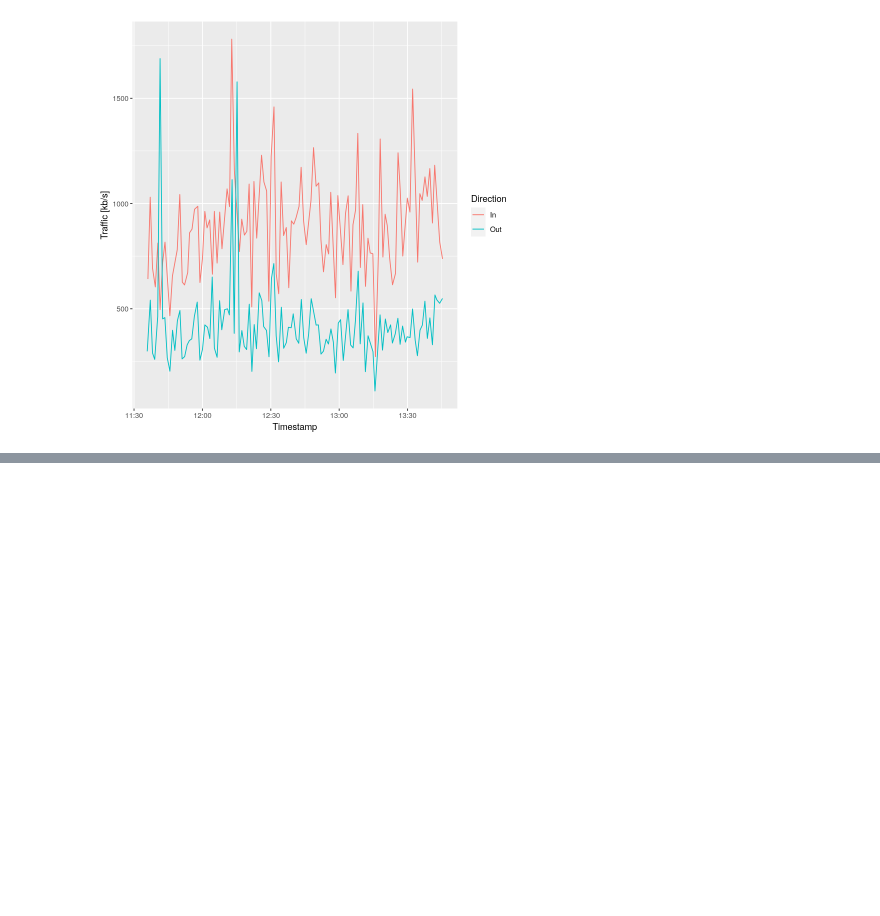
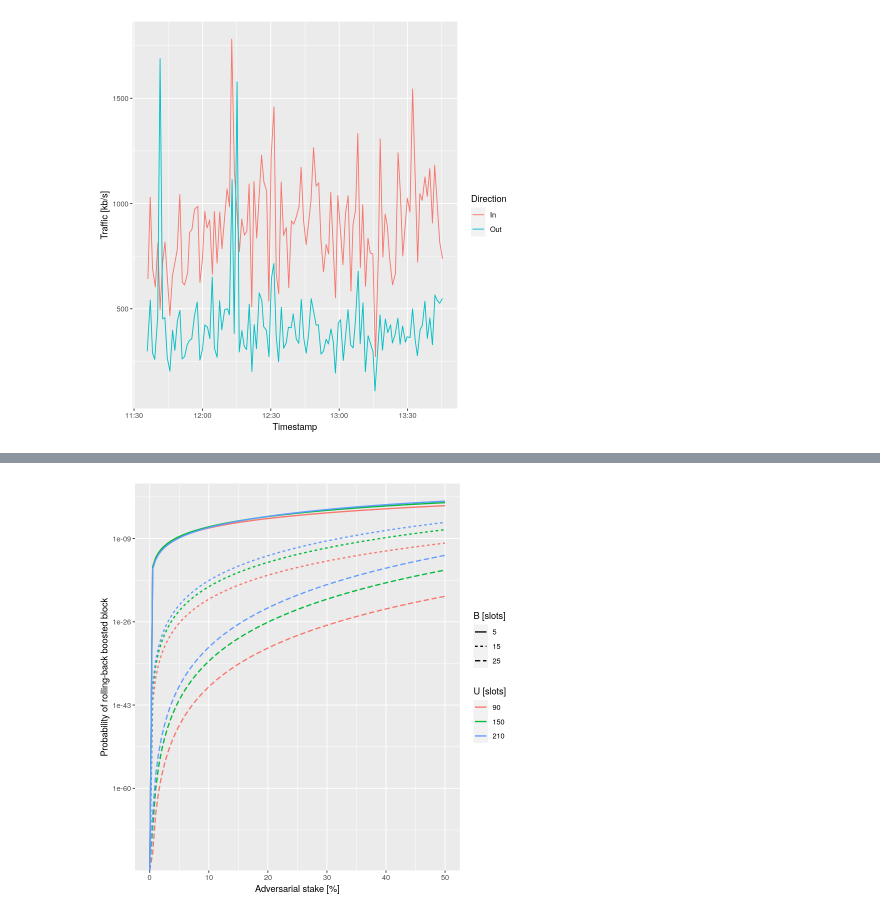
Before and after one commit to input-output-hk/peras-design, a Jupyter notebook: analytics/figures-for-cip.ipynb, the cells around one changed output, grey strips where cells are left out. Drawn from its saved outputs; the diff is of its cells as text; code cells hidden in the pictures; blank space fills up the shorter version.

```diff
--- a/analytics/figures-for-cip.ipynb
+++ b/analytics/figures-for-cip.ipynb
@@ -224,0 +227,10 @@ ggsave(file="node-average-traffic.svg", width=8, height=6, units="in", dpi=150)
+# %%
+prob <- function(U, B, p, q)
+    sum(pbinom(0:(U-1-B), U, p) * dbinom((B+1):U, U, q))
+# %%
+result <-
+  CJ(alpha=0.05, U=c(90, 150, 210), B=c(5, 15, 25), f=seq(0, 0.5, 0.005))[,
+    .(alpha, U, B, f, p=alpha*(1-f), q=alpha*f)
+  ][,
+    .(alpha, U, B, f, p, q, P=mapply(prob,U,B,p,q))
+  ]
@@ -224,0 +254,10 @@ ggsave(file="node-average-traffic.svg", width=8, height=6, units="in", dpi=150)
+# %%
+ggplot(
+    result[, .(alpha, `U [slots]`=factor(U), `B [slots]`=factor(B), f, p, q, P)],
+    aes(x=100*f, y=P, color=`U [slots]`, linetype=`B [slots]`)
+) +
+    geom_line(linewidth=0.75) +
+    scale_y_log10() +
+    xlab("Adversarial stake [%]") +
+    ylab("Probability of rolling-back boosted block")
+# %% [output]
@@ -224,0 +266 @@ ggsave(file="node-average-traffic.svg", width=8, height=6, units="in", dpi=150)
+[figure, added]
```
Also changed, not shown: parts of 8 cells of this notebook.
